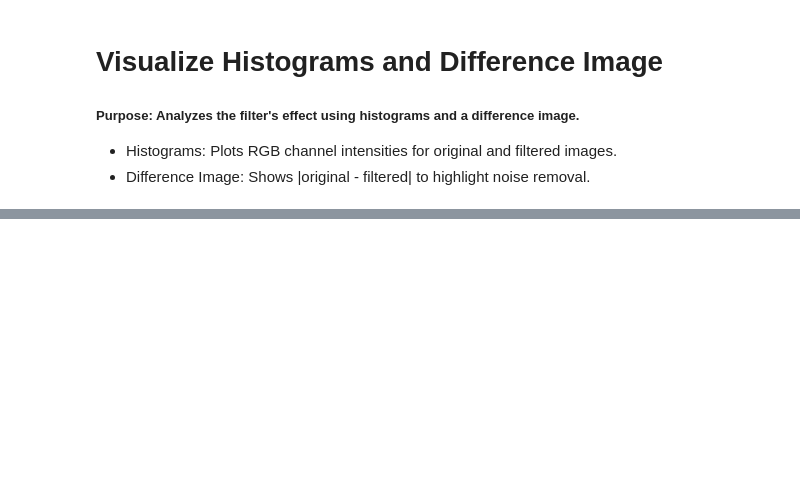
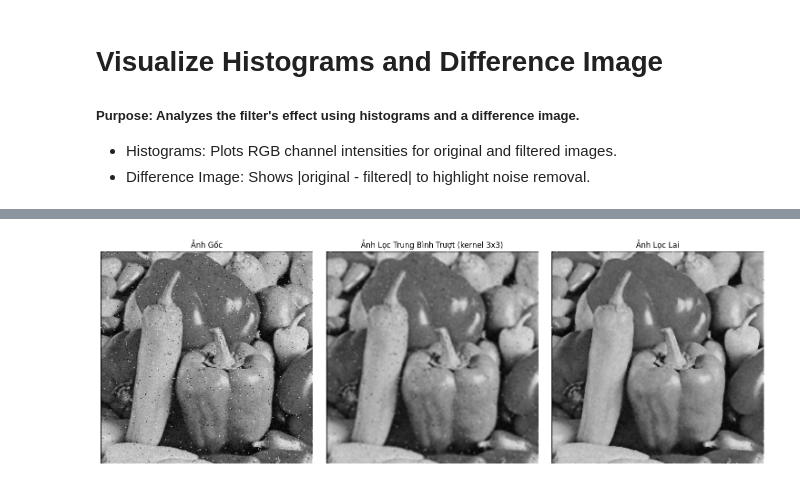
Before and after one commit to VietHungUET/A-Hybrid-Filter-for-Image-Enhancement, a Jupyter notebook: HybridFilters.ipynb, the cells around one changed output, grey strips where cells are left out. Cells and saved outputs as stored; diff of their text form; code cells hidden in the pictures; blank space fills up the shorter version.

Commit message:
[feat] linear moving average filter

```diff
--- a/HybridFilters.ipynb
+++ b/HybridFilters.ipynb
@@ -261,0 +266,47 @@ else:
+# %%
+# Thêm hàm linear_moving_average_filter
+def linear_moving_average_filter(image, kernel_size):
+    """
+    Áp dụng bộ lọc trung bình trượt tuyến tính cho ảnh màu bằng cách xử lý từng kênh riêng biệt.
+
+    Tham số:
+    - image: Ảnh màu đầu vào (mảng numpy với shape (height, width, 3)).
+    - kernel_size: Kích thước cửa sổ vuông (ví dụ: 3 cho cửa sổ 3x3).
+
+    Trả về:
+    - Ảnh đã lọc trung bình trượt tuyến tính (mảng numpy).
+    """
+    return ndimage.uniform_filter(image, size=(kernel_size, kernel_size, 1))
+# %%
+
+# Cell 10: Hiển thị so sánh các bộ lọc
+if 'global_image' in globals() and 'filtered_image' in globals():
+    # Áp dụng bộ lọc median và trung bình trượt tuyến tính với cùng kích thước cửa sổ
+    kernel_size = global_window_size
+    median_filtered = median_filter_color(global_image, kernel_size)
+    linear_filtered = linear_moving_average_filter(global_image, kernel_size)
+
+    # Tạo figure mới để so sánh
+    plt.figure(figsize=(15, 5))
+
+    plt.subplot(1, 3, 1)
+    plt.title('Ảnh Gốc')
+    plt.imshow(global_image)
+    plt.axis('off')
+
+    plt.subplot(1, 3, 2)
+    plt.title(f'Ảnh Lọc Trung Bình Trượt (kernel {kernel_size}x{kernel_size})')
+    plt.imshow(linear_filtered.astype(np.uint8))  # Đảm bảo hiển thị đúng
+    plt.axis('off')
+
+    plt.subplot(1, 3, 3)
+    plt.title('Ảnh Lọc Lai')
+    plt.imshow(filtered_image.astype(np.uint8))  # Đảm bảo hiển thị đúng
+    plt.axis('off')
+
+    plt.tight_layout()
+    plt.show()
+else:
+    print('Vui lòng chạy bộ lọc lai trước.')
+# %% [output]
+[figure, added]
```
Also changed, not shown: parts of 6 cells of this notebook.
